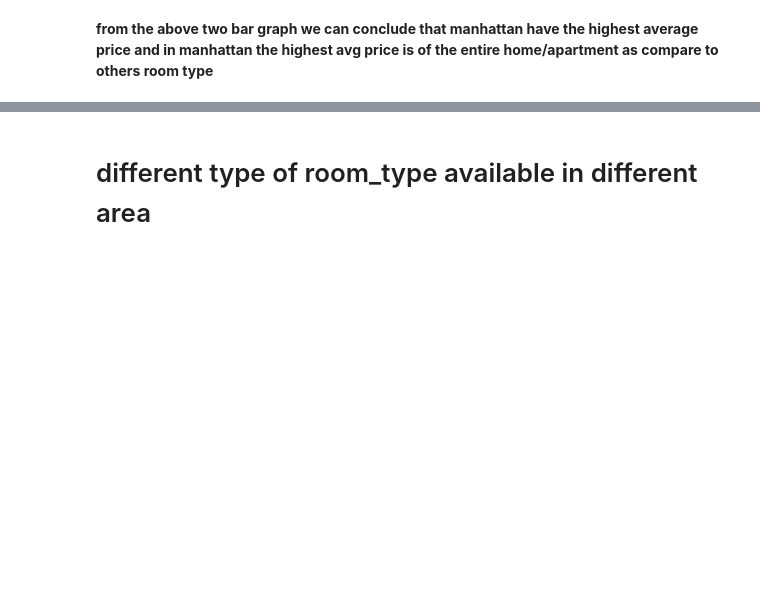
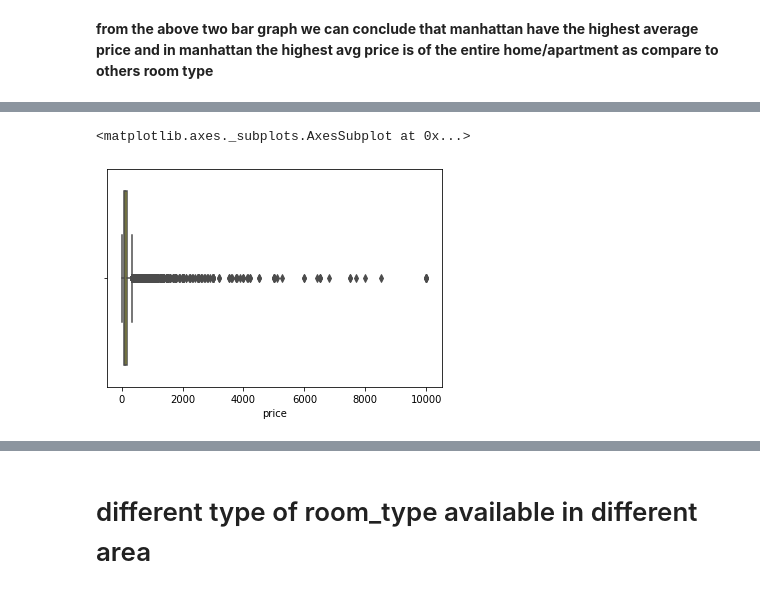
Before and after one commit to avanish04/EDA-on-airbnb, a Jupyter notebook: Copy_of_Airbnb_Bookings_Analysis_Capstone_Project.ipynb, the cells around one changed output, grey strips where cells are left out. Drawn from its saved outputs; the diff is of its cells as text; code cells hidden in the pictures; blank space fills up the shorter version.

```diff
--- a/Copy_of_Airbnb_Bookings_Analysis_Capstone_Project.ipynb
+++ b/Copy_of_Airbnb_Bookings_Analysis_Capstone_Project.ipynb
@@ -216,0 +219,3 @@ Text(0.5, 0, 'different_neighbourhood')
+# %%
+df_price=df_airbnb['price']
+df_price.describe()
@@ -216,0 +232,5 @@ Text(0.5, 0, 'different_neighbourhood')
+# %%
+sns.boxplot(df_price,color='yellow',hue_order='smoker')
+# %% [output]
+<matplotlib.axes._subplots.AxesSubplot at 0x...>
+[figure, added]
```
Also changed, not shown: parts of 21 cells of this notebook.
